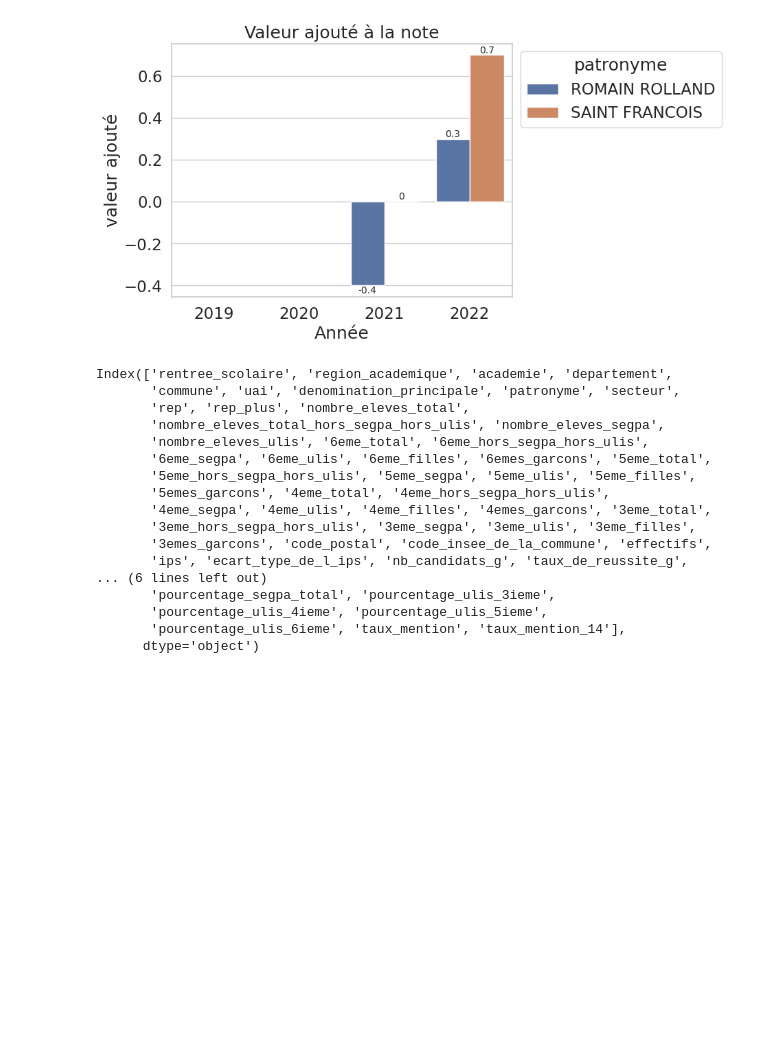
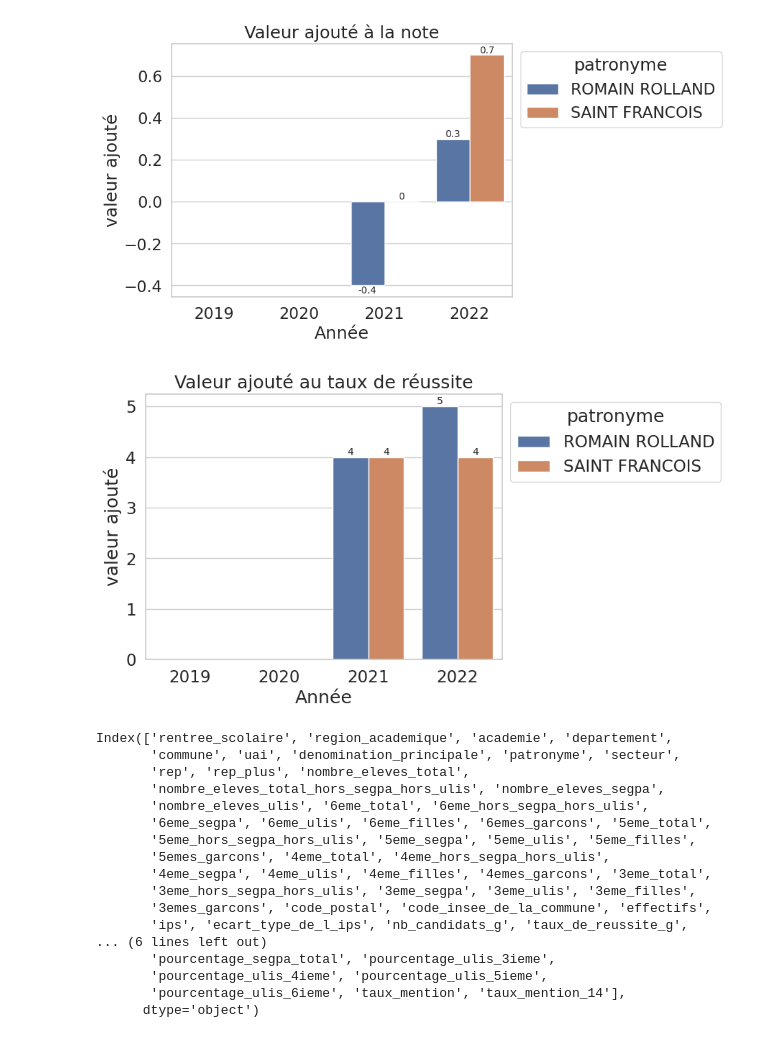
Before and after one commit to barrmath/data_educ, a Jupyter notebook: ciblage_college_vs.ipynb, the cells around one changed output. Saved outputs shown, nothing was run; the diff lists cells and outputs as text; code cells hidden in the pictures; blank space fills up the shorter version.

Commit message:
correction de quelques graphes sur comparaison

```diff
--- a/ciblage_college_vs.ipynb
+++ b/ciblage_college_vs.ipynb
@@ -170,3 +182,17 @@ plt.savefig("va_note_barplot.jpg",format='jpg')
+# %%
+# va_taux d'obtention
+
+fig,ax = plt.subplots()
+sns.barplot(data=comparatif, x="rentree_scolaire", y='va_du_taux_de_reussite_g',ax=ax,hue="patronyme",estimator="mean",errorbar=None)
+ax.set_title("Valeur ajouté au taux de réussite")
+ax.set_xlabel("Année")
+ax.set_ylabel("valeur ajouté")
+ax.bar_label(ax.containers[0], fontsize=10)
+ax.bar_label(ax.containers[1], fontsize=10)
+sns.move_legend(ax, "upper left", bbox_to_anchor=(1, 1))
+plt.savefig("va_taux_barplot.jpg",format='jpg')
+# %% [output]
+[figure, added]
 # %%
 comparatif.columns
 # %% [output]
```
Also changed, not shown: parts of 1 cell of this notebook.
